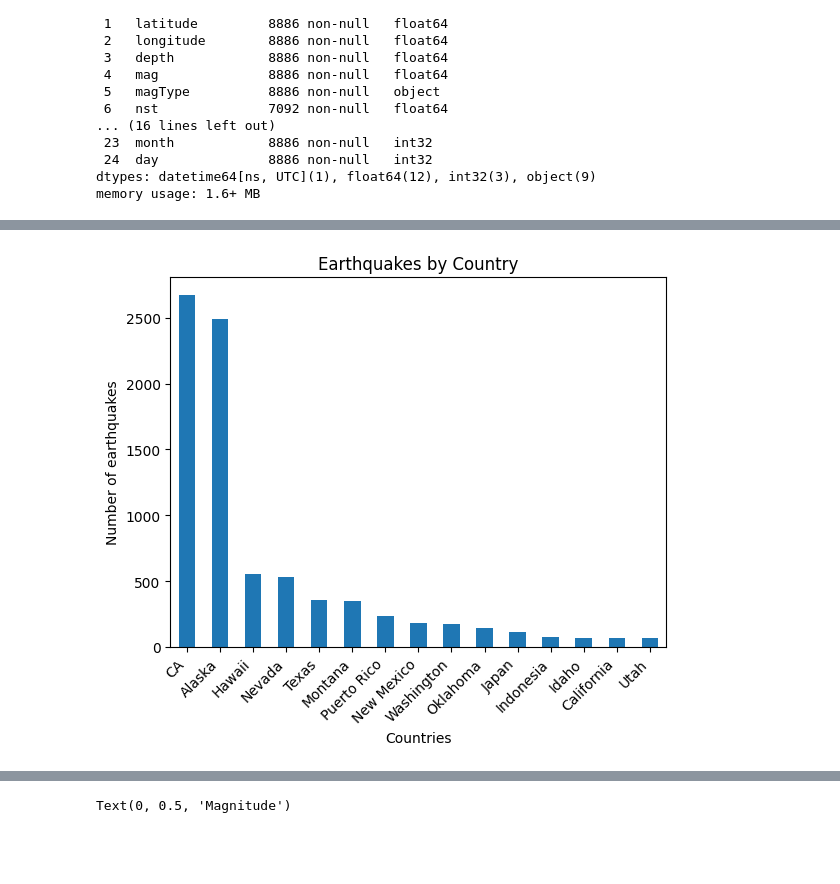
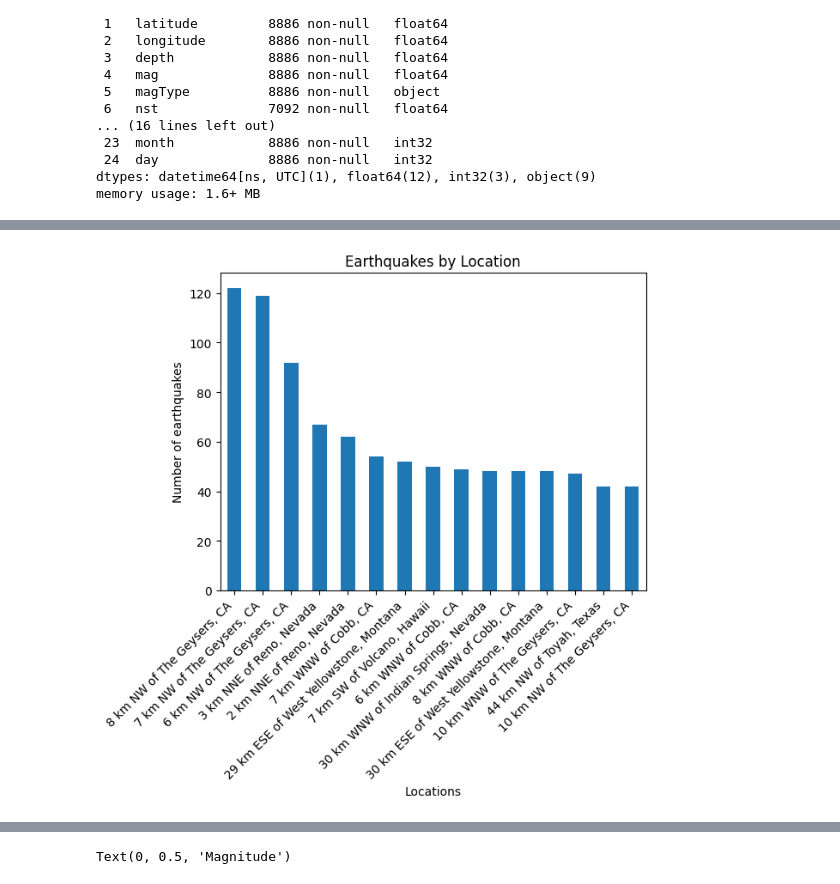
Before and after one commit to Alexandre-Duval/Earthquake-Data-Analysis, a Jupyter notebook: earthquake_analysis.ipynb, the cells around one changed output, grey strips where cells are left out. Saved outputs shown, nothing was run; the diff lists cells and outputs as text; code cells hidden in the pictures; blank space fills up the shorter version.

```diff
--- a/earthquake_analysis.ipynb
+++ b/earthquake_analysis.ipynb
@@ -86,7 +136,3 @@ Data columns (total 25 columns):
  24  day              8886 non-null   int32
 dtypes: datetime64[ns, UTC](1), float64(12), int32(3), object(9)
 memory usage: 1.6+ MB
-# %%
-# checking how many unique countries are on the dataset
-df['country'] = df['place'].str.split(', ').str[1]
-print(df['country'].unique())
@@ -110,4 +139,3 @@ print(df['country'].unique())
 # %%
-top_15_countries = df['country'].value_counts().iloc[:15]
-df2 = pd.DataFrame(top_15_countries)
-df2
+top_15_locations = df['place'].value_counts().iloc[:15]
+df2 = pd.DataFrame(top_15_locations)
@@ -132,10 +157,10 @@ df2
 # %%
-# plot of earthquakes by country
+# plot of earthquakes by location
 df2.plot(kind='bar', legend=None)
-plt.title('Earthquakes by Country')
+plt.title('Earthquakes by Location')
 plt.xticks(rotation=45, horizontalalignment='right')
 plt.ylabel("Number of earthquakes")
-plt.xlabel("Countries")
+plt.xlabel("Locations")
 plt.show()
 # %% [output]
-[figure, old version]
+[figure, new version]
```
Also changed, not shown: parts of 15 cells of this notebook.
